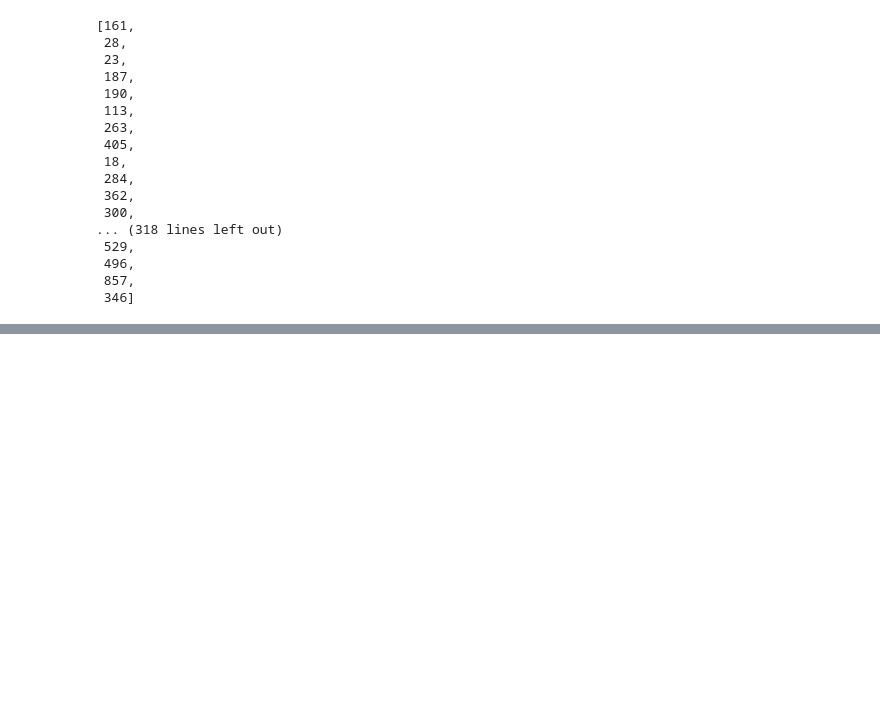
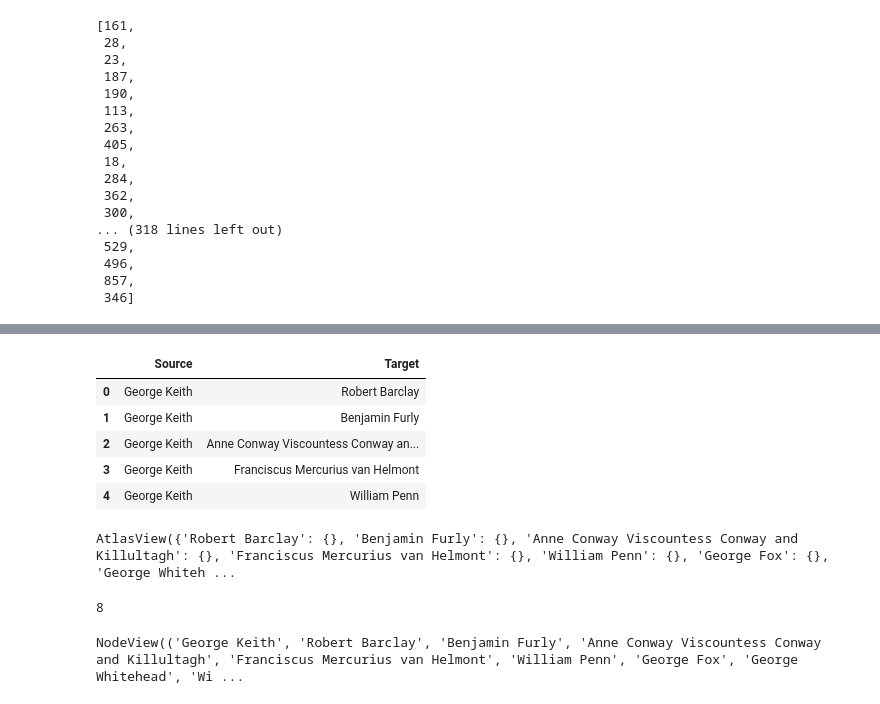
Before and after one commit to athens-21/DE242, a Jupyter notebook: DE242_2_2024_Graph_Data_science_Socail_Network_1_April_2025_0252.ipynb, the cells around one changed output, grey strips where cells are left out. Cells and saved outputs as stored; diff of their text form; code cells hidden in the pictures; blank space fills up the shorter version.

```diff
--- a/DE242_2_2024_Graph_Data_science_Socail_Network_1_April_2025_0252.ipynb
+++ b/DE242_2_2024_Graph_Data_science_Socail_Network_1_April_2025_0252.ipynb
@@ -124,0 +137,10 @@ neighbors
+# %%
+edge_df = pd.read_csv('https://programminghistorian.org/assets/exploring-and-analyzing-network-data-with-python/quakers_edgelist.csv')
+edge_df.head()
+# %% [output]
+|  | Source | Target |
+| 0 | George Keith | Robert Barclay |
+| 1 | George Keith | Benjamin Furly |
+| 2 | George Keith | Anne Conway Viscountess Conway an... |
+| 3 | George Keith | Franciscus Mercurius van Helmont |
+| 4 | George Keith | William Penn |
@@ -124,0 +152,12 @@ neighbors
+# %%
+G['George Keith']
+# %% [output]
+AtlasView({'Robert Barclay': {}, 'Benjamin Furly': {}, 'Anne Conway Viscountess Conway and Killultagh': {}, 'Franciscus Mercurius van Helmont': {}, 'William Penn': {}, 'George Fox': {}, 'George Whiteh ...
+# %%
+len(G['George Keith'])
+# %% [output]
+8
+# %%
+G.nodes()
+# %% [output]
+NodeView(('George Keith', 'Robert Barclay', 'Benjamin Furly', 'Anne Conway Viscountess Conway and Killultagh', 'Franciscus Mercurius van Helmont', 'William Penn', 'George Fox', 'George Whitehead', 'Wi ...
```
Also changed, not shown: parts of 19 cells of this notebook.
